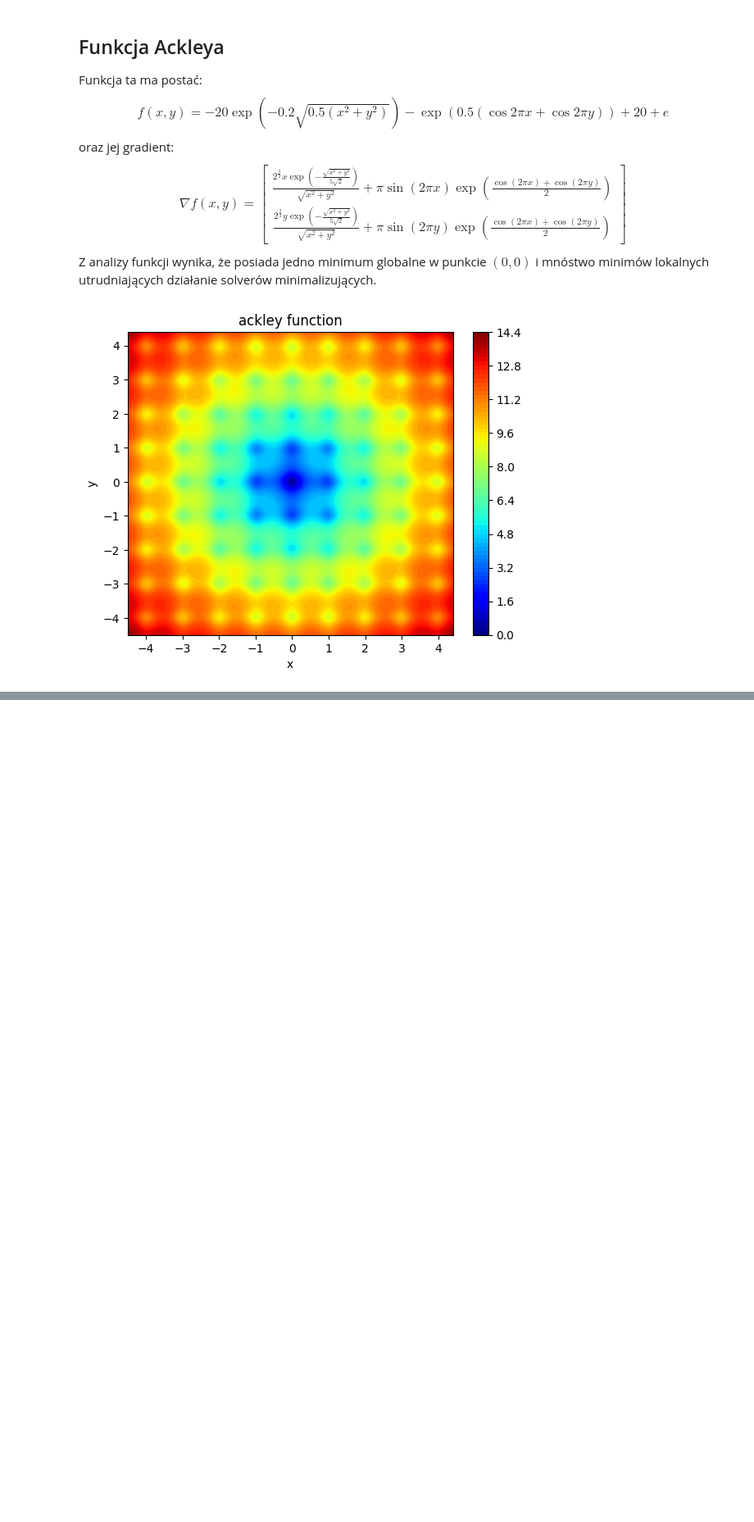
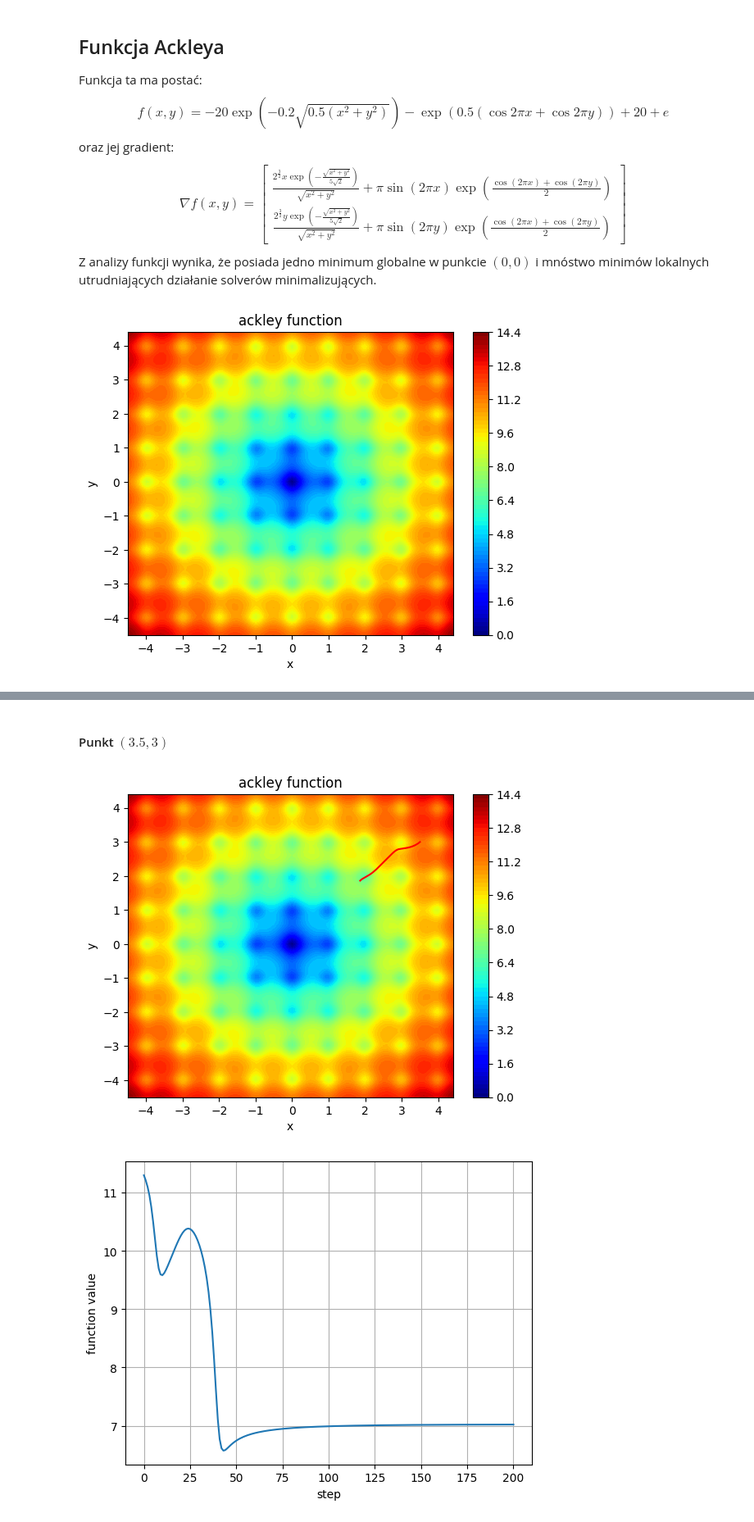
Before and after one commit to dbarania/WSI, a Jupyter notebook: solutions/E1/Zadanie_1.ipynb, the cells around one changed output, grey strips where cells are left out. Shown at 82% size. Drawn from its saved outputs; the diff is of its cells as text; code cells hidden in the pictures; blank space fills up the shorter version.

```diff
--- a/solutions/E1/Zadanie_1.ipynb
+++ b/solutions/E1/Zadanie_1.ipynb
@@ -312,0 +249,12 @@ plot_function(ackley_function)
+# %% [markdown]
+#### Punkt $(3.5,3)$
+# %%
+start_position = (3.5,3)
+beta3 = 0.005
+trace3,values3 = gradient_descent(ackley_function,ackley_function_gradient,start_position,200,beta3)
+
+plot_function(ackley_function,trace3)
+plot_values(values3)
+# %% [output]
+[figure, added]
+[figure, added]
```
Also changed, not shown: parts of 27 cells of this notebook.
